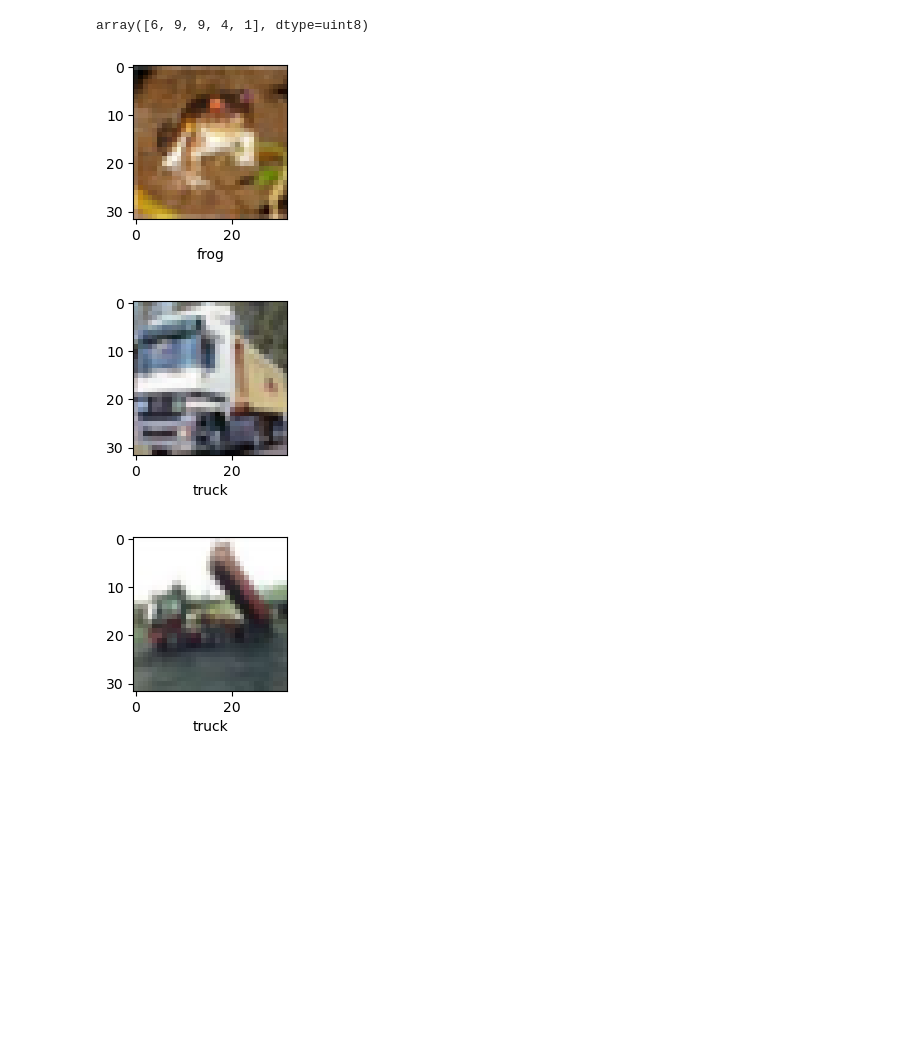
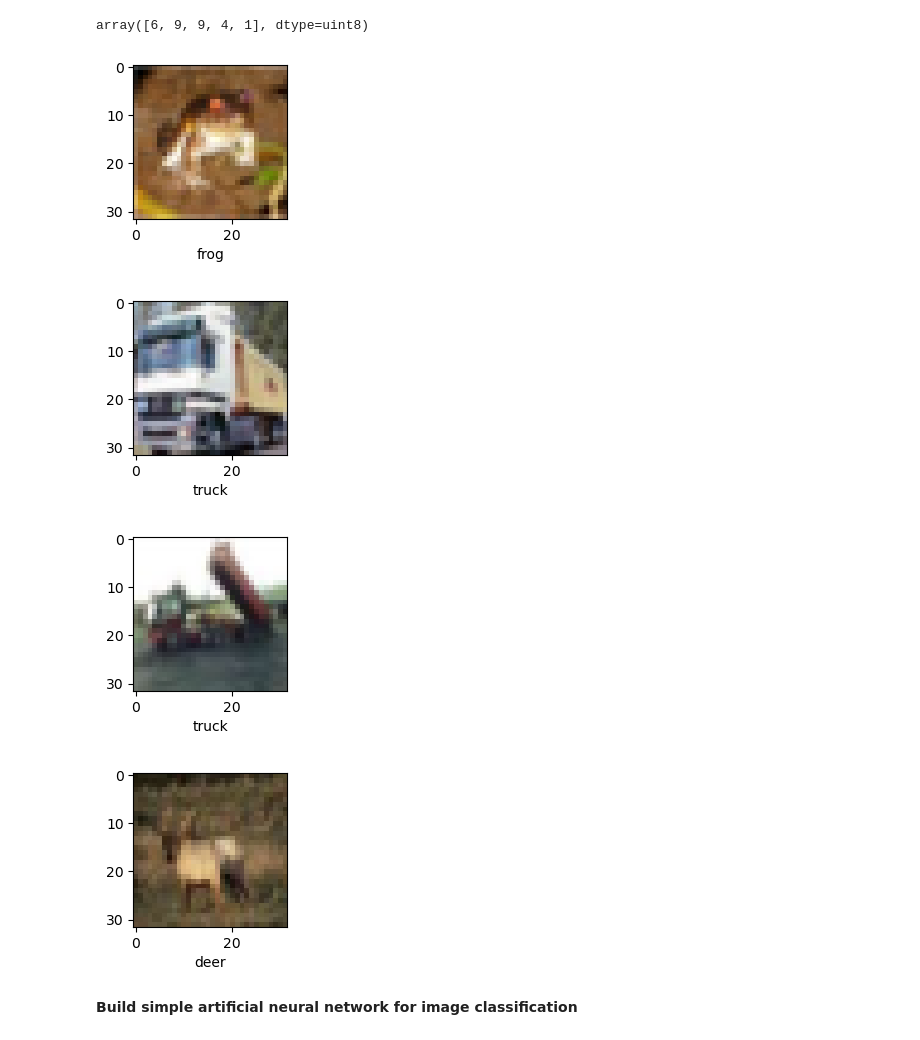
Before and after one commit to sathishkumarpari/Image_classification_CNN, a Jupyter notebook: Image classification using CNN (CIFAR10 dataset).ipynb, the cells around one changed output. Saved outputs shown, nothing was run; the diff lists cells and outputs as text; code cells hidden in the pictures; blank space fills up the shorter version.

Commit message:
Image classification in CNN

```diff
--- a/Image classification using CNN (CIFAR10 dataset).ipynb
+++ b/Image classification using CNN (CIFAR10 dataset).ipynb
@@ -32,11 +34,12 @@ classes = ["airplane","automobile","bird","cat","deer","dog","frog","horse","shi
 # %%
 def pltshow(X,y,index):
     plt.figure(figsize=(15,2))
     plt.imshow(X[index])
     plt.xlabel(classes[y[index]])
-for i in range(3):
+for i in range(4):
     pltshow(X_train,y_train,i)
 # %% [output]
 [figure]
 [figure]
 [figure]
+[figure, added]
@@ -42,0 +49,2 @@ for i in range(3):
+# %% [markdown]
+<b>Build simple artificial neural network for image classification</b>
```
Also changed, not shown: parts of 15 cells of this notebook.
